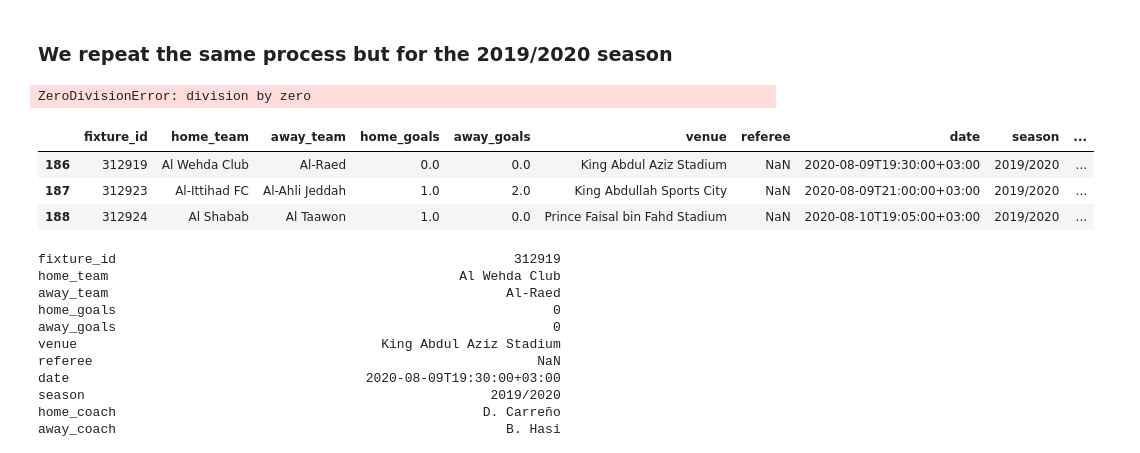
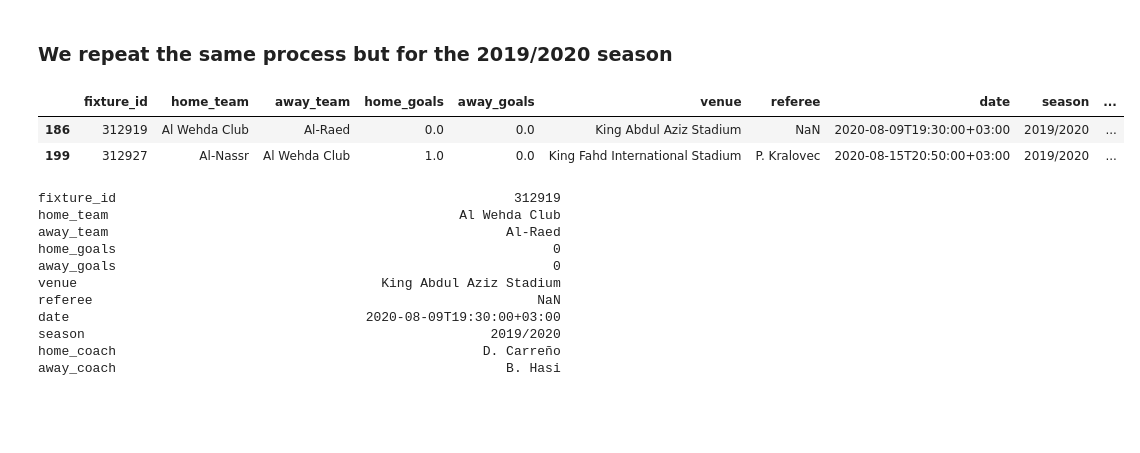
Before and after one commit to Link20222/SaudiLeague, a Jupyter notebook: Data Collection.ipynb, the cells around one changed output. Saved outputs shown, nothing was run; the diff lists cells and outputs as text; code cells hidden in the pictures; blank space fills up the shorter version.

```diff
--- a/Data Collection.ipynb
+++ b/Data Collection.ipynb
@@ -514,7 +540,7 @@ for i in not_started_matches.index:
         match_details = response["api"]["lineUps"]
         ###
         if match_details == []:
-            pass:
+            continue
 
         season2019.loc[i, ['fixture_id', 'home_team', 'away_team', 'home_goals', 'away_goals',
            'venue', 'referee', 'round','date' ,
@@ -632,8 +660,8 @@ season2018.to_csv("season2018 v6.csv")
 season2019["H_avg_ratings"] = np.nan
 season2019["A_avg_ratings"] = np.nan
 # %%
-#Last stopped is 139
-for i in range(187, 19):
+#Last stopped is 203
+for i in range(203, 204):
     fixture_id = season2019.loc[i, "fixture_id"]
     home_team = season2019.loc[i, "home_team"]
 
@@ -672,15 +700,12 @@ for i in range(187, 19):
 
     season2019.loc[i, "H_avg_ratings"] = Hteam_avg_ratings
     season2019.loc[i, "A_avg_ratings"] = Ateam_avg_ratings
-# %% [output]
-ZeroDivisionError: division by zero
 # %%
-season2019.loc[season2019["H_avg_ratings"].isnull()].head(3)
+season2019.loc[(season2019["H_avg_ratings"].isnull()) & (season2019["status"] == "Match Finished")].head(3)
 # %% [output]
 |  | fixture_id | home_team | away_team | home_goals | away_goals | venue | referee | date | season | ... |
 | 186 | 312919 | Al Wehda Club | Al-Raed | 0.0 | 0.0 | King Abdul Aziz Stadium | NaN | 2020-08-09T19:30:00+03:00 | 2019/2020 | ... |
-| 187 | 312923 | Al-Ittihad FC | Al-Ahli Jeddah | 1.0 | 2.0 | King Abdullah Sports City | NaN | 2020-08-09T21:00:00+03:00 | 2019/2020 | ... |
-| 188 | 312924 | Al Shabab | Al Taawon | 1.0 | 0.0 | Prince Faisal bin Fahd Stadium | NaN | 2020-08-10T19:05:00+03:00 | 2019/2020 | ... |
+| 199 | 312927 | Al-Nassr | Al Wehda Club | 1.0 | 0.0 | King Fahd International Stadium | P. Kralovec | 2020-08-15T20:50:00+03:00 | 2019/2020 | ... |
 # %%
 season2019.loc[186]
 # %% [output]
```
Also changed, not shown: parts of 10 cells of this notebook, 2 other files.
